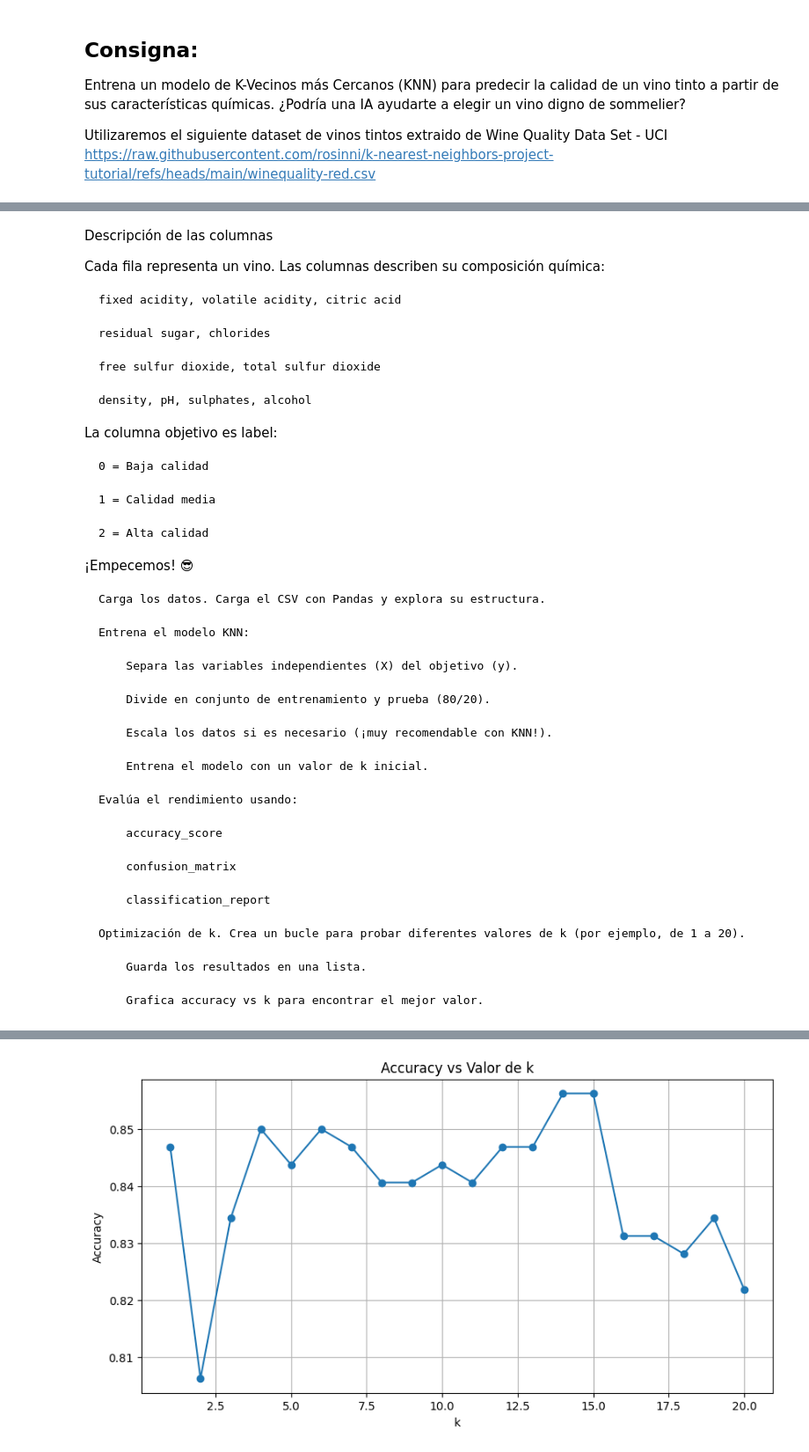
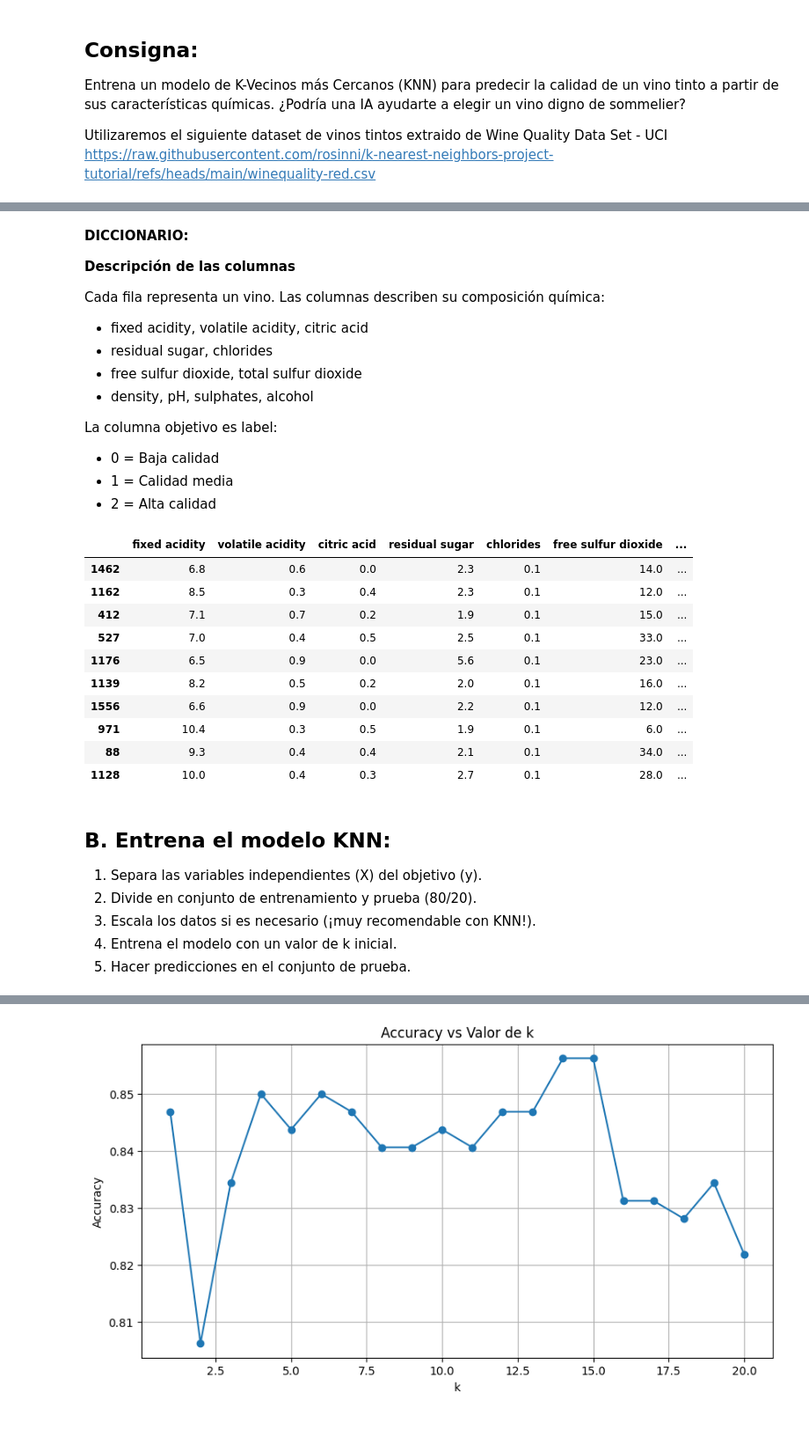
Before and after one commit to mvlarra/Project_ML_-KNN_k-nearest-neighbors, a Jupyter notebook: Project_KNN_VL.ipynb, the cells around one changed output, grey strips where cells are left out. Shown: that part at 88% size. Drawn from its saved outputs; the diff is of its cells as text; code cells hidden in the pictures; blank space fills up the shorter version.

```diff
--- a/Project_KNN_VL.ipynb
+++ b/Project_KNN_VL.ipynb
@@ -29,60 +38,48 @@ df.head()
 # %% [markdown]
-Descripción de las columnas
+**DICCIONARIO:**
+
+**Descripción de las columnas**
 
 Cada fila representa un vino. Las columnas describen su composición química:
-
-    fixed acidity, volatile acidity, citric acid
-
-    residual sugar, chlorides
-
-    free sulfur dioxide, total sulfur dioxide
-
-    density, pH, sulphates, alcohol
+*    fixed acidity, volatile acidity, citric acid
+*    residual sugar, chlorides
+*    free sulfur dioxide, total sulfur dioxide
+*    density, pH, sulphates, alcohol
 
 La columna objetivo es label:
-
-    0 = Baja calidad
-
-    1 = Calidad media
-
-    2 = Alta calidad
-
-¡Empecemos! 😎
-
-    Carga los datos. Carga el CSV con Pandas y explora su estructura.
-
-    Entrena el modelo KNN:
-
-        Separa las variables independientes (X) del objetivo (y).
-
-        Divide en conjunto de entrenamiento y prueba (80/20).
-
-        Escala los datos si es necesario (¡muy recomendable con KNN!).
-
-        Entrena el modelo con un valor de k inicial.
-
-    Evalúa el rendimiento usando:
-
-        accuracy_score
-
-        confusion_matrix
-
-        classification_report
-
-    Optimización de k. Crea un bucle para probar diferentes valores de k (por ejemplo, de 1 a 20).
-
-        Guarda los resultados en una lista.
-
-        Grafica accuracy vs k para encontrar el mejor valor.
+*    0 = Baja calidad
+*    1 = Calidad media
+*    2 = Alta calidad
 # %%
 # Crear la columna 'label' categorizando 'quality'
 def quality_to_label(q):
     if q <= 4:
         return 0  # baja
     elif q <= 6:
         return 1  # media
     else:
         return 2  # alta
 
 df['label'] = df['quality'].apply(quality_to_label)
+df.sample(10, random_state=2025)  # Muestra aleatoria de 10 filas
+# %% [output]
+|  | fixed acidity | volatile acidity | citric acid | residual sugar | chlorides | free sulfur dioxide | ... |
+| 1462 | 6.8 | 0.6 | 0.0 | 2.3 | 0.1 | 14.0 | ... |
+| 1162 | 8.5 | 0.3 | 0.4 | 2.3 | 0.1 | 12.0 | ... |
+| 412 | 7.1 | 0.7 | 0.2 | 1.9 | 0.1 | 15.0 | ... |
+| 527 | 7.0 | 0.4 | 0.5 | 2.5 | 0.1 | 33.0 | ... |
+| 1176 | 6.5 | 0.9 | 0.0 | 5.6 | 0.1 | 23.0 | ... |
+| 1139 | 8.2 | 0.5 | 0.2 | 2.0 | 0.1 | 16.0 | ... |
+| 1556 | 6.6 | 0.9 | 0.0 | 2.2 | 0.1 | 12.0 | ... |
+| 971 | 10.4 | 0.3 | 0.5 | 1.9 | 0.1 | 6.0 | ... |
+| 88 | 9.3 | 0.4 | 0.4 | 2.1 | 0.1 | 34.0 | ... |
+| 1128 | 10.0 | 0.4 | 0.3 | 2.7 | 0.1 | 28.0 | ... |
+# %% [markdown]
+## B. Entrena el modelo KNN:
+
+1. Separa las variables independientes (X) del objetivo (y).
+2. Divide en conjunto de entrenamiento y prueba (80/20).
+3. Escala los datos si es necesario (¡muy recomendable con KNN!).
+4. Entrena el modelo con un valor de k inicial.
+5. Hacer predicciones en el conjunto de prueba.
 # %%
```
Also changed, not shown: parts of 12 cells of this notebook, 1 other file.
